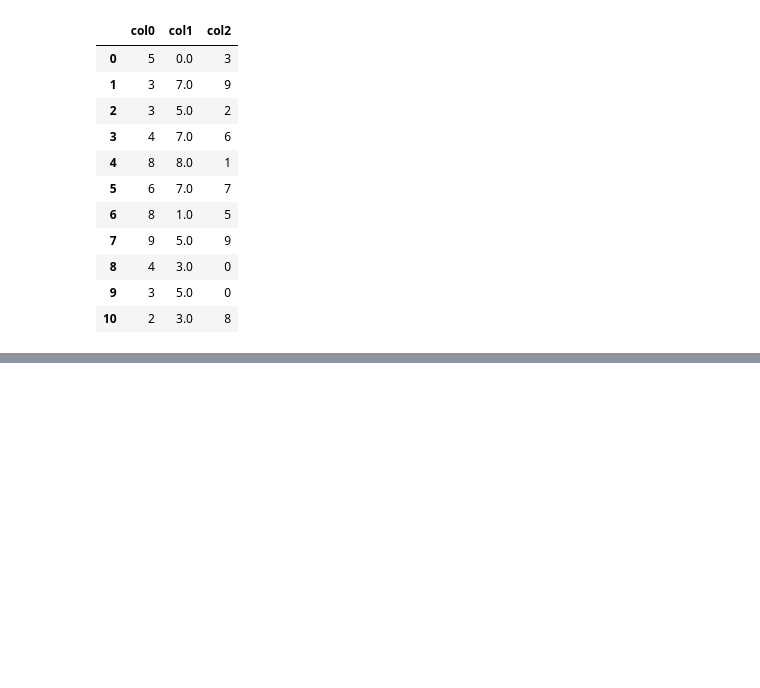
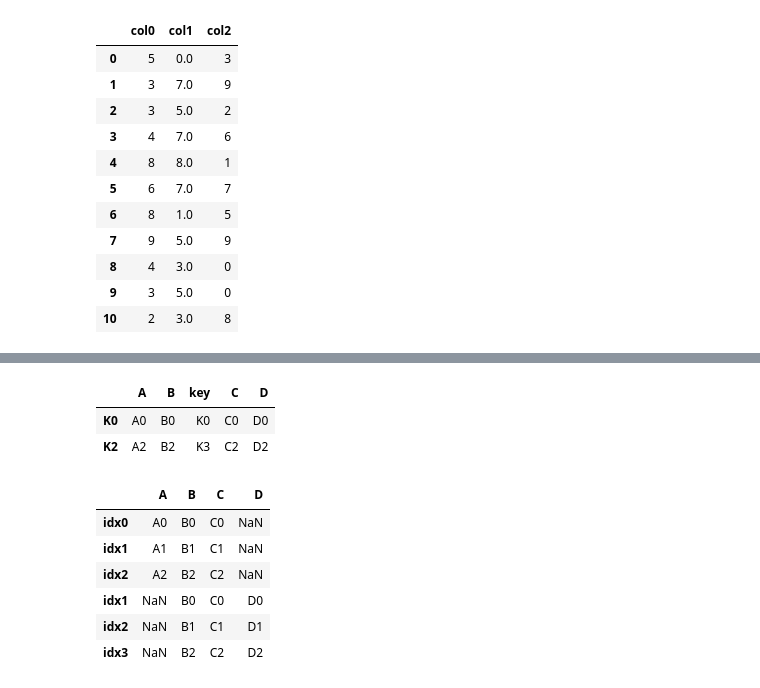
Before and after one commit to hc-sun/python-data-science, a Jupyter notebook: pandas.ipynb, the cells around one changed output, grey strips where cells are left out. Cells and saved outputs as stored; diff of their text form; code cells hidden in the pictures; blank space fills up the shorter version.

```diff
--- a/pandas.ipynb
+++ b/pandas.ipynb
@@ -472,0 +505,21 @@ df
+# %%
+# specify key for join
+df1.join(df2, on='key', how='inner')
+# %% [output]
+|  | A | B | key | C | D |
+| K0 | A0 | B0 | K0 | C0 | D0 |
+| K2 | A2 | B2 | K3 | C2 | D2 |
+# %%
+# concatenate: combine dataframes along axis
+
+df1 = pd.DataFrame({'A': ['A0', 'A1', 'A2'], 'B': ['B0', 'B1', 'B2'], 'C': ['C0', 'C1', 'C2']}, index=['idx0', 'idx1', 'idx2'])
+df2 = pd.DataFrame({'B': ['B0', 'B1', 'B2'], 'C': ['C0', 'C1', 'C2'], 'D': ['D0', 'D1', 'D2']}, index=['idx1', 'idx2', 'idx3'])
+pd.concat([df1, df2], axis=0, join='outer') # vertical concatenation
+# %% [output]
+|  | A | B | C | D |
+| idx0 | A0 | B0 | C0 | NaN |
+| idx1 | A1 | B1 | C1 | NaN |
+| idx2 | A2 | B2 | C2 | NaN |
+| idx1 | NaN | B0 | C0 | D0 |
+| idx2 | NaN | B1 | C1 | D1 |
+| idx3 | NaN | B2 | C2 | D2 |
```
Also changed, not shown: parts of 9 cells of this notebook.
